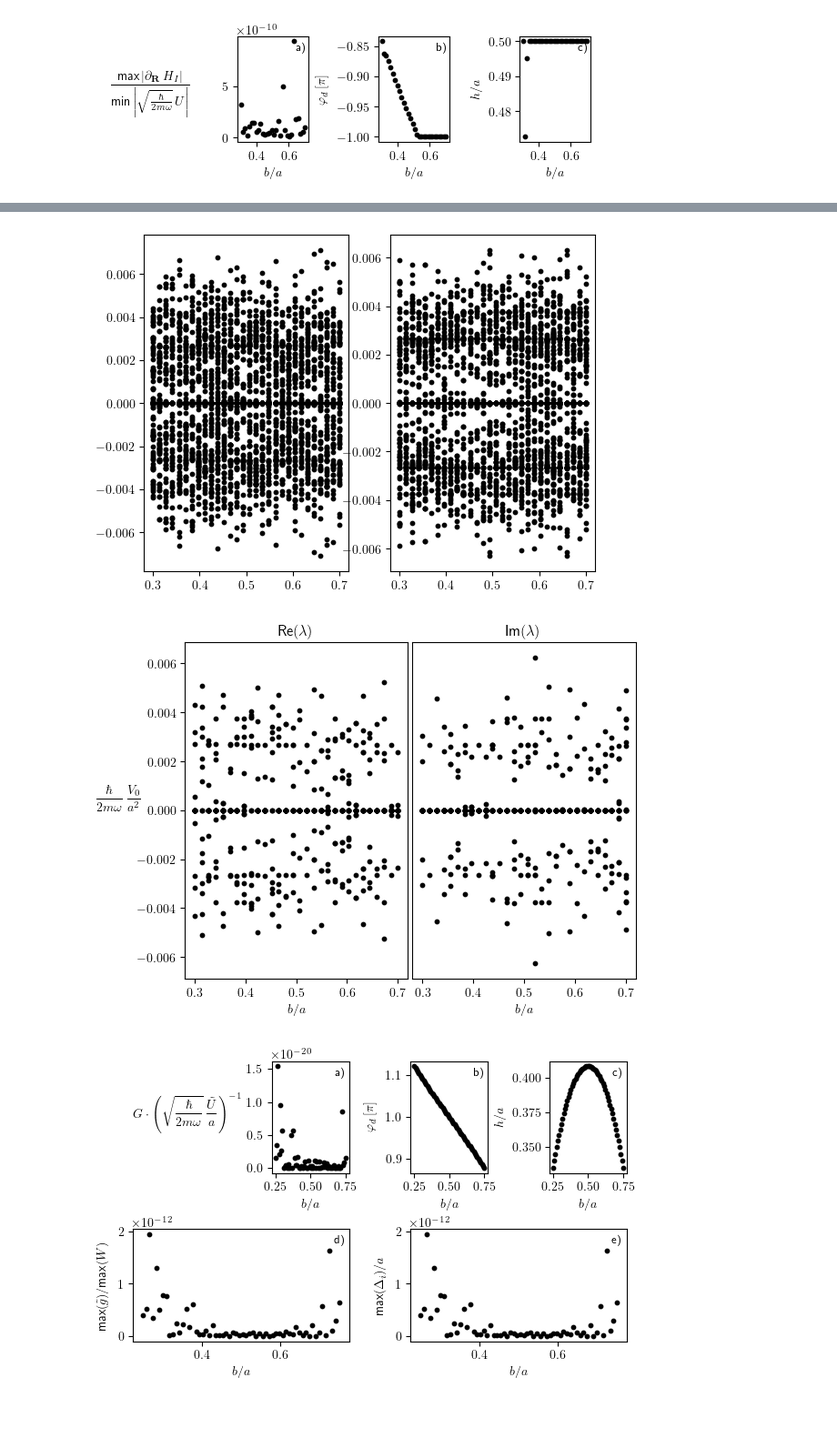
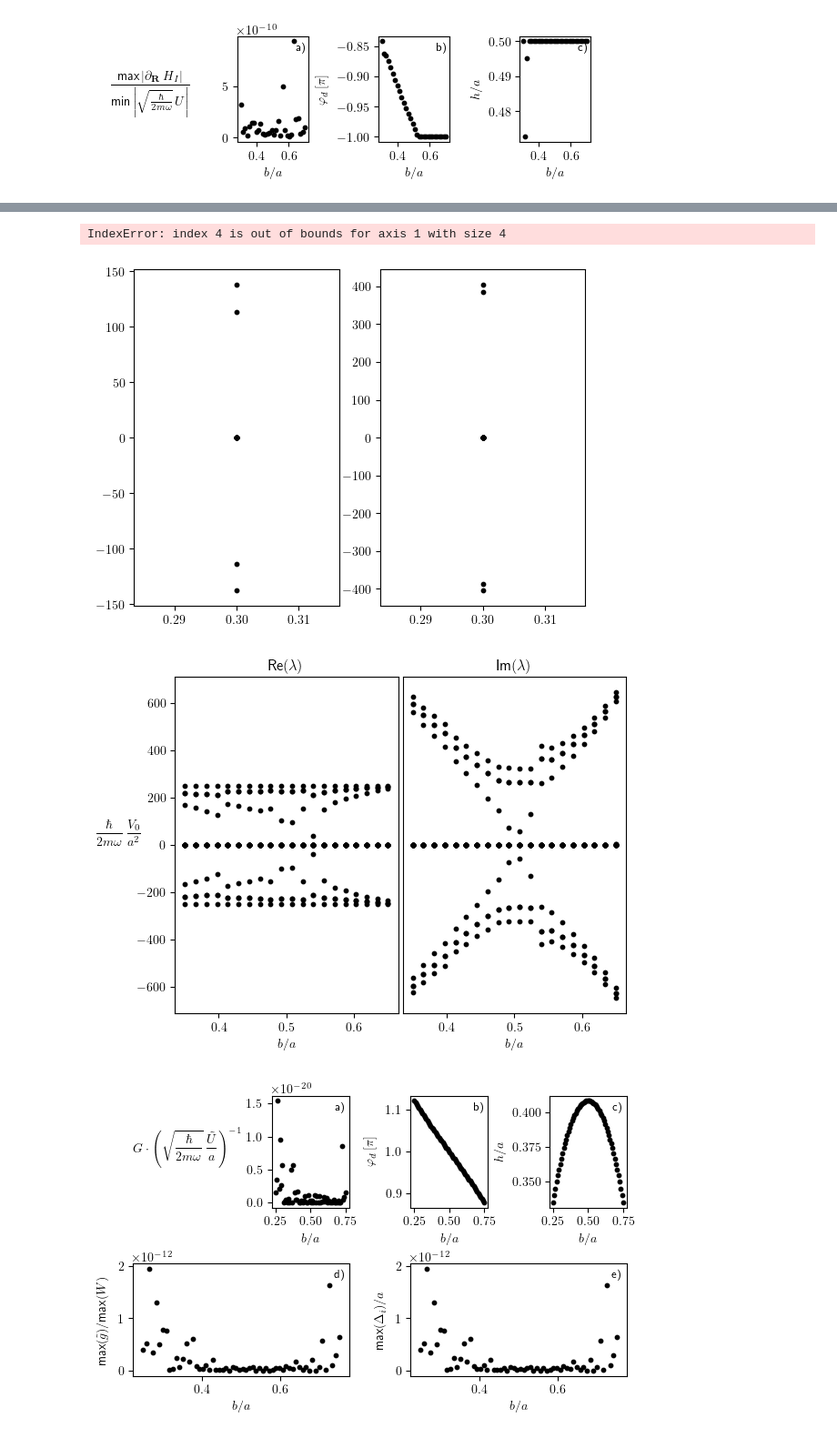
Before and after one commit to ChriGomm/master, a Jupyter notebook: numerics/interactions.ipynb, the cells around one changed output, grey strips where cells are left out. Shown at 91% size. Cells and saved outputs as stored; diff of their text form; code cells hidden in the pictures; blank space fills up the shorter version.

Commit message:
calculated spectrum of BdG, has imaginary eigenvalues and I am not sure if there is a gap

```diff
--- a/numerics/interactions.ipynb
+++ b/numerics/interactions.ipynb
@@ -1901,34 +2311,35 @@ for i in range(N):
 # ax.set_ylabel(r"$\text{Re}(\lambda)$")
 # plt.show()
 # %%
-fig, ax = plt.subplots(1,2)
-# fig2, ax2 = plt.subplots(1,1)
-pad = 7
-chain_length = 80
-# b = np.linspace(0.25,0.75,N)
-b = np.linspace(0.3,0.7,N)
-# eigenvals = np.zeros((N,chain_length//2,4),dtype=np.complex128)
-for i in range(N):
-    for n in range(chain_length//2):
-        # k = 2*np.pi*n/((chain_length//2)*a)
-        # dmat = BdG_Ham_k(k,b[i],hs[i],(m*w**2*r**2/V)[-1]/10**8,a,chain_length,lambda x, y: dip_derivative_full_vec(x, y),np.array([np.cos(phis[i]),np.sin(phis[i])]))
-        # # dmat = hopping_Ham_k(k,b[i],hs[i],(m*w**2*r**2/V)[-1]/10**8,a,chain_length,lambda x, y: dip_derivative_full_vec(x, y),np.array([np.cos(phis[i]),np.sin(phis[i])]))
+# fig, ax = plt.subplots(1,2)
+# # fig2, ax2 = plt.subplots(1,1)
+# pad = 7
+# chain_length = 80
+# # b = np.linspace(0.25,0.75,N)
+# b = np.linspace(0.3,0.7,N)
+# # eigenvals = np.zeros((N,chain_length//2,4),dtype=np.complex128)
+# for i in range(N):
+#     for n in range(chain_length//2):
+#         # k = 2*np.pi*n/((chain_length//2)*a)
+#         # dmat = BdG_Ham_k(k,b[i],hs[i],(m*w**2*r**2/V)[-1]/10**8,a,chain_length,lambda x, y: dip_derivative_full_vec(x, y),np.array([np.cos(phis[i]),np.sin(phis[i])]))
+#         # # dmat = hopping_Ham_k(k,b[i],hs[i],(m*w**2*r**2/V)[-1]/10**8,a,chain_length,lambda x, y: dip_derivative_full_vec(x, y),np.array([np.cos(phis[i]),np.sin(phis[i])]))
 
-        eig = eigenvals[i,n]
-        ax[0].scatter(b[i]*np.ones(len(eig)),np.real(eig),color='0',s=10)
-        ax[1].scatter(b[i]*np.ones(len(eig)),np.imag(eig),color='0',s=10)
-# ax.set_xlabel(r"$b/a$")
-# ax.set_ylabel(r"$\text{Re}(\lambda)$")
-plt.show()
+#         eig = eigenvals[i,n]
+#         ax[0].scatter(b[i]*np.ones(len(eig)),np.real(eig),color='0',s=10)
+#         ax[1].scatter(b[i]*np.ones(len(eig)),np.imag(eig),color='0',s=10)
+# # ax.set_xlabel(r"$b/a$")
+# # ax.set_ylabel(r"$\text{Re}(\lambda)$")
+# plt.show()
 # %% [output]
+IndexError: index 4 is out of bounds for axis 1 with size 4
-[figure, old version]
+[figure, new version]
 # %%
 fig, ax = plt.subplots(1,2,sharey=True)
 # fig2, ax2 = plt.subplots(1,1)
 pad = 15
 
 # b = np.linspace(0.25,0.75,N)
-b = np.linspace(0.3,0.7,N)
+# b = np.linspace(0.3,0.7,N)
 # eigenvals = np.load("topological_phenomena_dipoles/BdG_spec.npy")
 eigenvals2 = np.reshape(eigenvals,shape=(eigenvals.shape[0],eigenvals.shape[1]*eigenvals.shape[2]))
 for i in range(N):
@@ -1944,10 +2355,10 @@ ax[1].tick_params(axis='y',direction='in',which='both',left=False,right=False,la
 ax[1].set_xlabel(r"$b/a$")
 ax[1].set_title(r"$\text{Im}(\lambda)$")
 plt.subplots_adjust(wspace=0.02)
-plt.savefig("/home/christian/Documents/master/protocol/pictures/"+"Bdg_spec_8N.pdf",bbox_inches='tight')
+# plt.savefig("/home/christian/Documents/master/protocol/pictures/"+"Bdg_spec_8N.pdf",bbox_inches='tight')
 plt.show()
 # %% [output]
-[figure, old version]
+[figure, new version]
 # %%
 np.save("topological_phenomena_dipoles/BdG_spec",eigenvals)
 # %%
```
Also changed, not shown: parts of 18 cells of this notebook, 53 other files.
